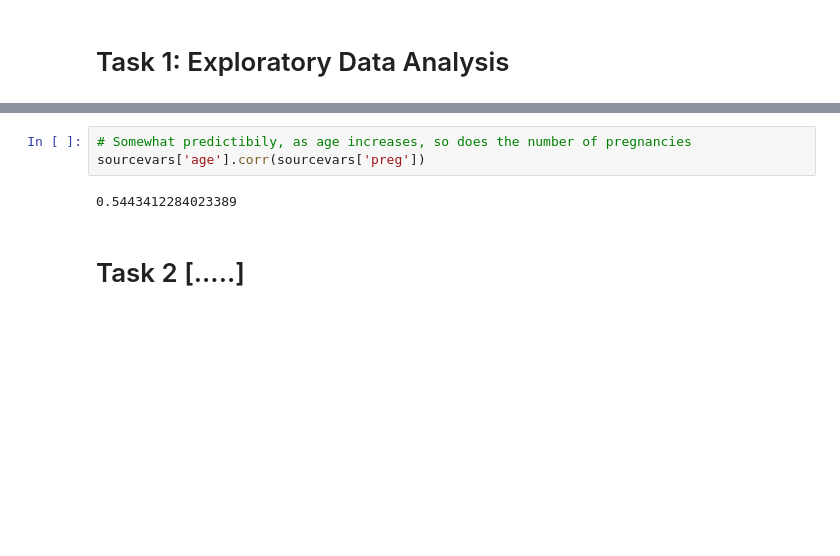
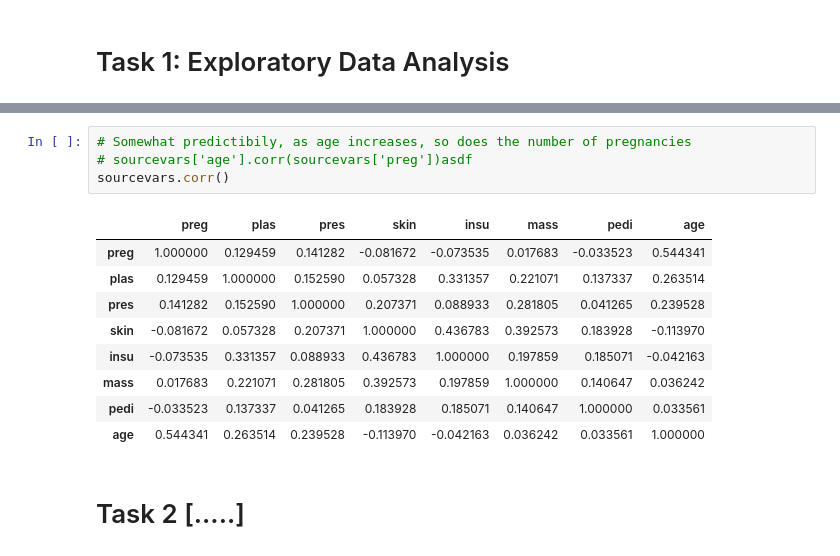
Before and after one commit to matt-drayton/ecm3420-learning-from-data-cwk1, a Jupyter notebook: coursework1_template.ipynb, the cells around one changed output, grey strips where cells are left out. Cells and saved outputs as stored; diff of their text form; blank space fills up the shorter version.

```diff
--- a/coursework1_template.ipynb
+++ b/coursework1_template.ipynb
@@ -105,8 +105,17 @@ fig.subplots_adjust(wspace=0.5, right=2)
 # %%
 # Somewhat predictibily, as age increases, so does the number of pregnancies
-sourcevars['age'].corr(sourcevars['preg'])
+# sourcevars['age'].corr(sourcevars['preg'])asdf
+sourcevars.corr()
 # %% [output]
-0.5443412284023389
+|  | preg | plas | pres | skin | insu | mass | pedi | age |
+| preg | 1.000000 | 0.129459 | 0.141282 | -0.081672 | -0.073535 | 0.017683 | -0.033523 | 0.544341 |
+| plas | 0.129459 | 1.000000 | 0.152590 | 0.057328 | 0.331357 | 0.221071 | 0.137337 | 0.263514 |
+| pres | 0.141282 | 0.152590 | 1.000000 | 0.207371 | 0.088933 | 0.281805 | 0.041265 | 0.239528 |
+| skin | -0.081672 | 0.057328 | 0.207371 | 1.000000 | 0.436783 | 0.392573 | 0.183928 | -0.113970 |
+| insu | -0.073535 | 0.331357 | 0.088933 | 0.436783 | 1.000000 | 0.197859 | 0.185071 | -0.042163 |
+| mass | 0.017683 | 0.221071 | 0.281805 | 0.392573 | 0.197859 | 1.000000 | 0.140647 | 0.036242 |
+| pedi | -0.033523 | 0.137337 | 0.041265 | 0.183928 | 0.185071 | 0.140647 | 1.000000 | 0.033561 |
+| age | 0.544341 | 0.263514 | 0.239528 | -0.113970 | -0.042163 | 0.036242 | 0.033561 | 1.000000 |
 # %% [markdown]
 # Task 2 [.....]
 # %%
```
Also changed, not shown: parts of 1 cell of this notebook.
